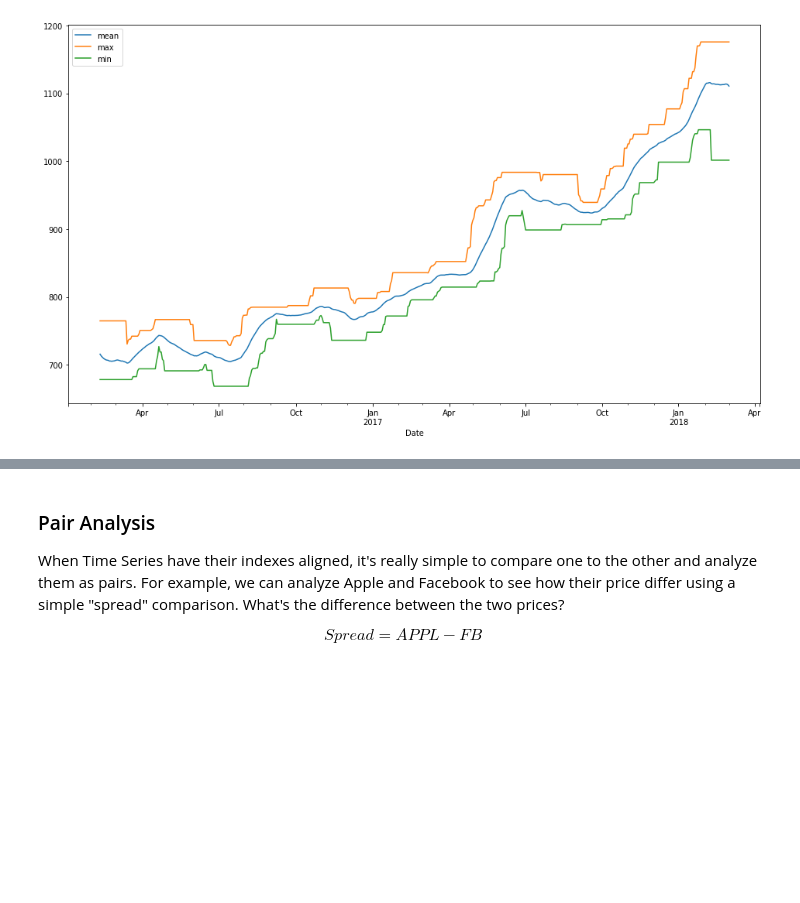
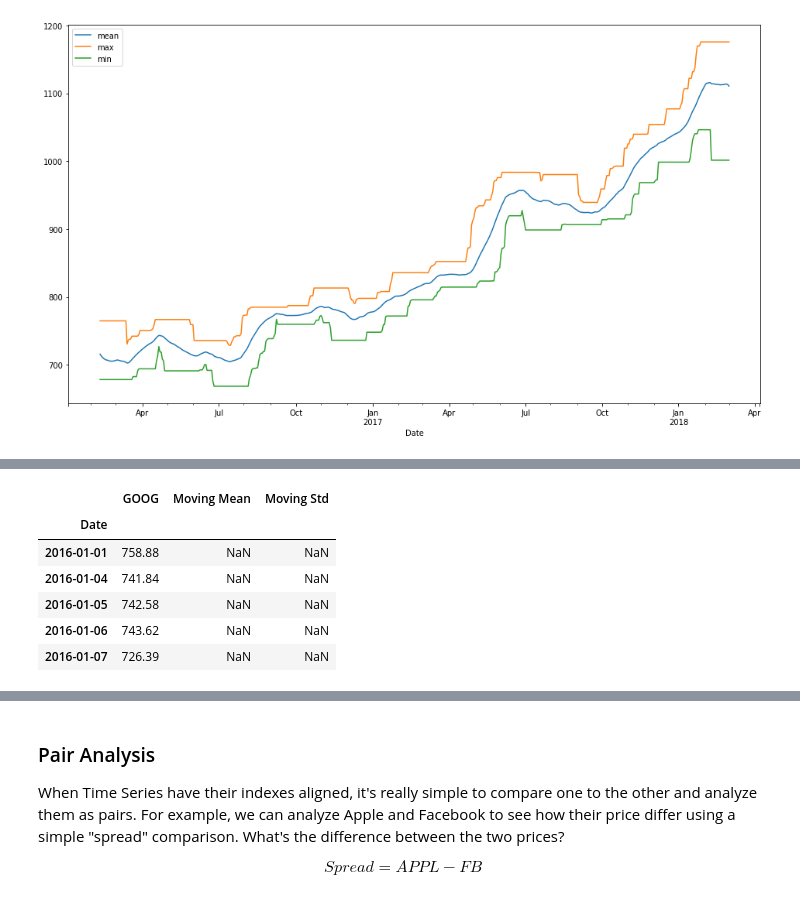
Before and after one commit to F0R6E/ds-class-6-advanced-timeseries, a Jupyter notebook: 4. Moving Windows and Financial Data.ipynb, the cells around one changed output, grey strips where cells are left out. Drawn from its saved outputs; the diff is of its cells as text; code cells hidden in the pictures; blank space fills up the shorter version.

```diff
--- a/4. Moving Windows and Financial Data.ipynb
+++ b/4. Moving Windows and Financial Data.ipynb
@@ -183,0 +202,10 @@ grouped.agg(['mean', 'max', 'min']).plot(figsize=(16, 9))
+# %%
+google.head()
+# %% [output]
+|  | GOOG | Moving Mean | Moving Std |
+| Date |  |  |  |
+| 2016-01-01 | 758.88 | NaN | NaN |
+| 2016-01-04 | 741.84 | NaN | NaN |
+| 2016-01-05 | 742.58 | NaN | NaN |
+| 2016-01-06 | 743.62 | NaN | NaN |
+| 2016-01-07 | 726.39 | NaN | NaN |
```
Also changed, not shown: parts of 4 cells of this notebook, 1 other file.
